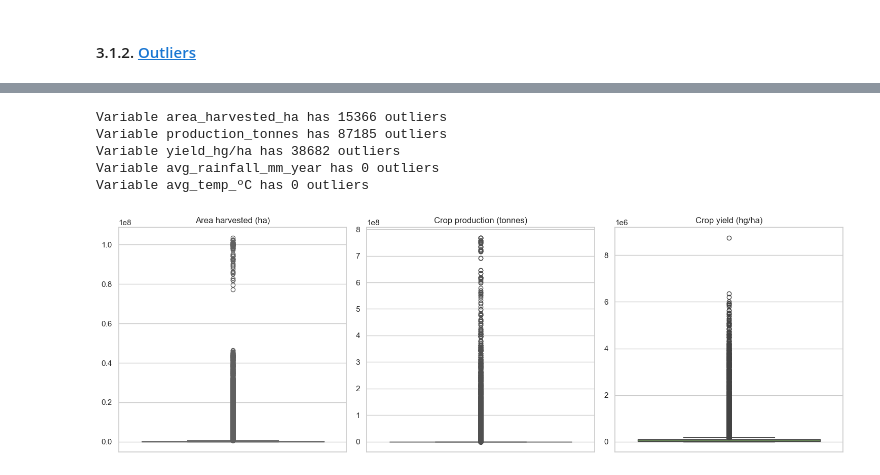
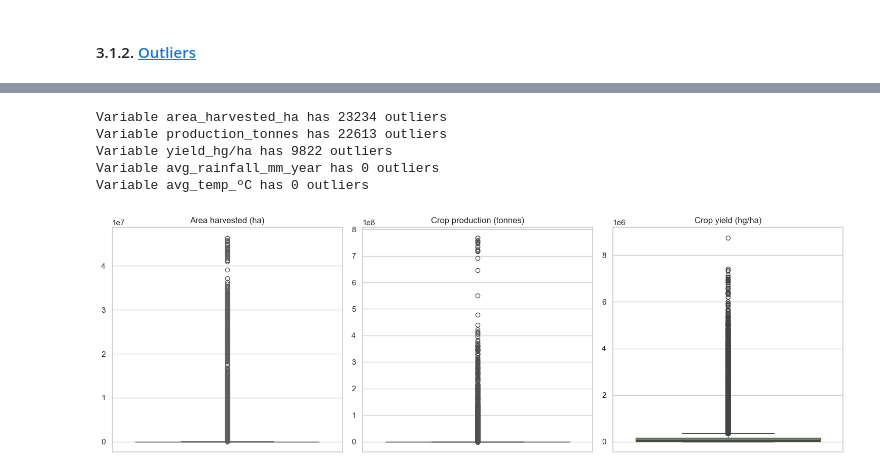
Before and after one commit to CrisDAndres/proyecto_agrotech, a Jupyter notebook: preprocessing.ipynb, the cells around one changed output, grey strips where cells are left out. Saved outputs shown, nothing was run; the diff lists cells and outputs as text; code cells hidden in the pictures.

```diff
--- a/preprocessing.ipynb
+++ b/preprocessing.ipynb
@@ -951,3 +1179,5 @@ df.shape
 ### 3.1. <a id='toc3_1_'></a>[Preprocessing](#toc0_)
 # %% [markdown]
 #### 3.1.1. <a id='toc3_1_1_'></a>[NaN values](#toc0_)
+# %%
+df.drop(columns='Item Code', inplace=True)
@@ -966 +1198,5 @@ avg_temp_ºC                  0
 dtype: int64
+# %%
+# There are many area harvested and production values at 0. Delete these rows
+df = df[(df['area_harvested_ha'] != 0) & (df['production_tonnes'] != 0)]
+df.shape
@@ -1010,10 +1246,6 @@ avg_temp_ºC            0.00
 dtype: float64
 # %% [markdown]
 #### 3.1.2. <a id='toc3_1_2_'></a>[Outliers](#toc0_)
-# %%
-# convert item code and year variables to object type, because although they are numerical they are discrete variables.
-df['Item Code'] = df['Item Code'].astype(object)
-df['Year'] = df['Year'].astype(object)
 # %%
 df.info()
 # %% [output]
@@ -1045,3 +1279,8 @@ df.describe().T.round(2)
+# %%
+# filter df by 50 more frequent crops
+top50_crops = df['Crop'].value_counts().head(50)
+top50_crops.index.tolist()
+df_filtered = df[df['Crop'].isin(top50_crops.index.tolist())].reset_index(drop=True)
 # %%
 # visualise outliers: This function prints the outliers for each column.
 
@@ -1058,40 +1297,40 @@ def outliers (df):
             print("Variable " + columns + " has " + str(len(outliers)) + " outliers")
 
 
-outliers(df)
+outliers(df_filtered)
 # %% [output]
-Variable area_harvested_ha has 15366 outliers
-Variable production_tonnes has 87185 outliers
-Variable yield_hg/ha has 38682 outliers
+Variable area_harvested_ha has 23234 outliers
+Variable production_tonnes has 22613 outliers
+Variable yield_hg/ha has 9822 outliers
 Variable avg_rainfall_mm_year has 0 outliers
 Variable avg_temp_ºC has 0 outliers
 # %%
 # Create boxplot
-df_var1 = df['area_harvested_ha']
-df_var2 = df['production_tonnes']
-df_var3 = df['yield_hg/ha']
+df_var1 = df_filtered['area_harvested_ha']
+df_var2 = df_filtered['production_tonnes']
+df_var3 = df_filtered['yield_hg/ha']
 
 # Create subplots
 fig, axes = plt.subplots(nrows=1, ncols=3,figsize=(15, 5))
 
 fig = sns.boxplot(y=df_var1, data=df, ax=axes[0], color = agro[1])
 axes[0].set_title('Area harvested (ha)')
 axes[0].set_ylabel('')
 
 fig = sns.boxplot(y=df_var2, data=df, ax=axes[1], color = agro[2])
 axes[1].set_title('Crop production (tonnes)')
 axes[1].set_ylabel('')
 
 fig = sns.boxplot(y=df_var3, data=df, ax=axes[2], color = agro[3])
 axes[2].set_title('Crop yield (hg/ha)')
 axes[2].set_ylabel('')
 
 # Adjust the design
 plt.tight_layout()
 
 # Show
 plt.show()
 # %% [output]
-[figure, old version]
+[figure, new version]
 # %%
 # repair outliers: This function imputes the outliers in each column with the value of the IQR limit * 1.5 +- Q3.
```
Also changed, not shown: parts of 43 cells of this notebook, 1 other file.
